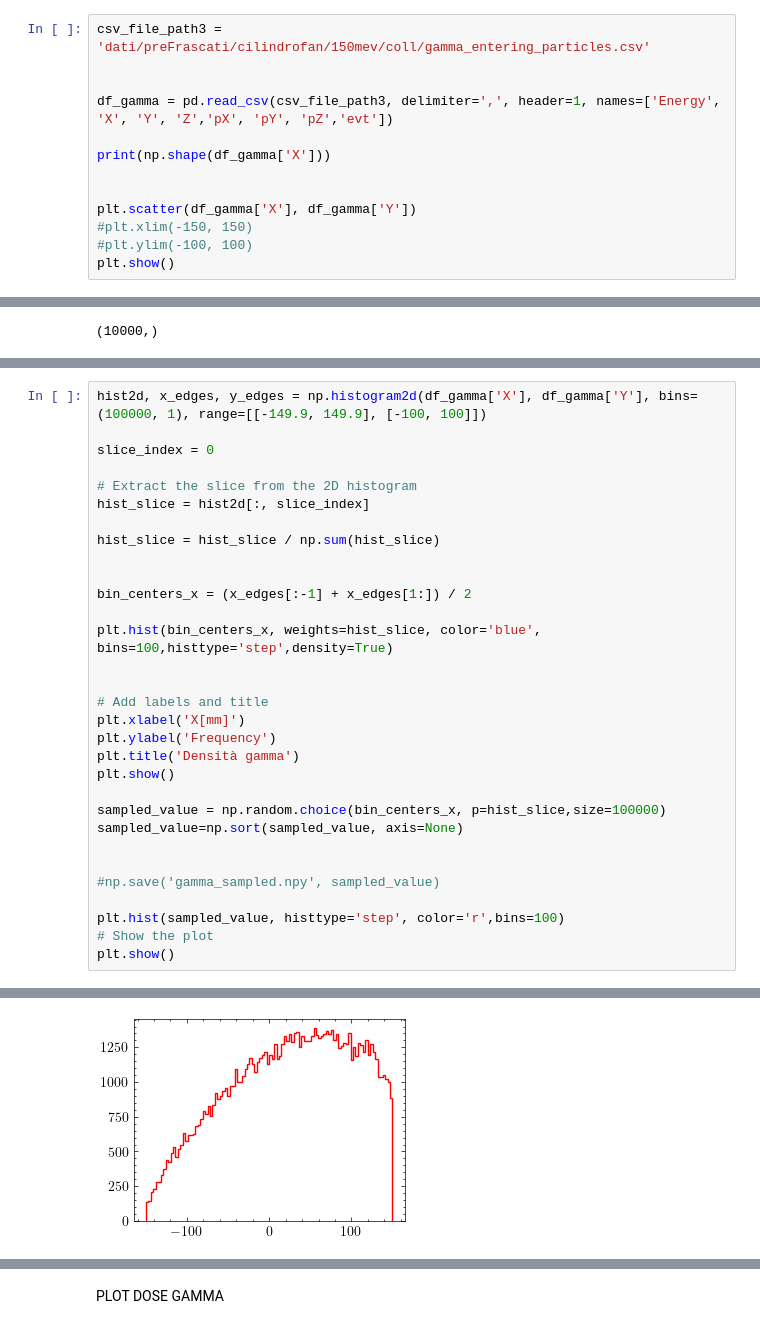
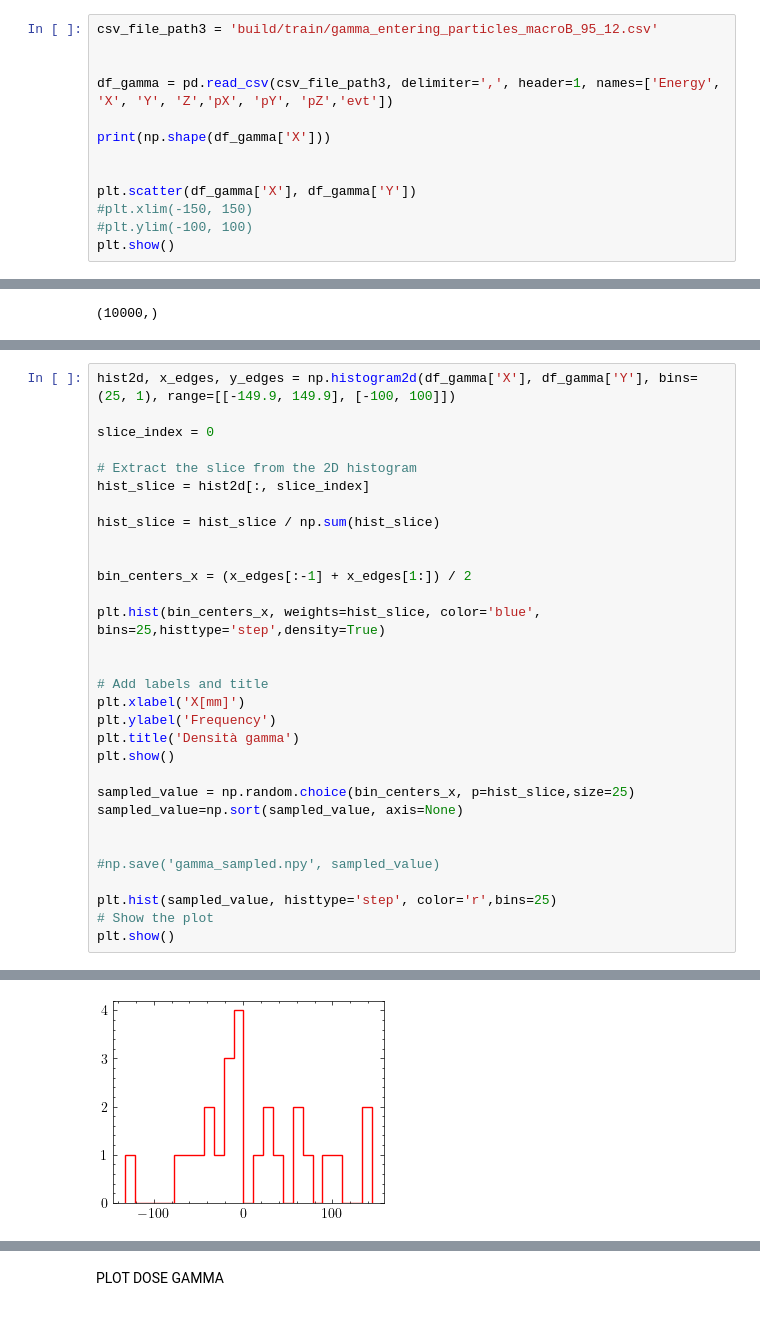
Before and after one commit to francescouni0/Online-Monitoring, a Jupyter notebook: Brem.ipynb, the cells around one changed output, grey strips where cells are left out. Saved outputs shown, nothing was run; the diff lists cells and outputs as text.

```diff
--- a/Brem.ipynb
+++ b/Brem.ipynb
@@ -73,7 +73,7 @@ plt.show()
 # %% [markdown]
 Demonstration
 # %%
-csv_file_path3 = 'dati/preFrascati/cilindrofan/150mev/coll/gamma_entering_particles.csv'
+csv_file_path3 = 'build/train/gamma_entering_particles_macroB_95_12.csv'
 
 
 df_gamma = pd.read_csv(csv_file_path3, delimiter=',', header=1, names=['Energy', 'X', 'Y', 'Z','pX', 'pY', 'pZ','evt'])
@@ -139,5 +139,5 @@ plt.show()
 # %%
-hist2d, x_edges, y_edges = np.histogram2d(df_gamma['X'], df_gamma['Y'], bins=(100000, 1), range=[[-149.9, 149.9], [-100, 100]])
+hist2d, x_edges, y_edges = np.histogram2d(df_gamma['X'], df_gamma['Y'], bins=(25, 1), range=[[-149.9, 149.9], [-100, 100]])
 
 slice_index = 0
 
@@ -149,7 +149,7 @@ hist_slice = hist_slice / np.sum(hist_slice)
 
 bin_centers_x = (x_edges[:-1] + x_edges[1:]) / 2
 
-plt.hist(bin_centers_x, weights=hist_slice, color='blue', bins=100,histtype='step',density=True)
+plt.hist(bin_centers_x, weights=hist_slice, color='blue', bins=25,histtype='step',density=True)
 
 
 # Add labels and title
@@ -158,13 +158,13 @@ plt.ylabel('Frequency')
 plt.title('Densità gamma')
 plt.show()
 
-sampled_value = np.random.choice(bin_centers_x, p=hist_slice,size=100000)
+sampled_value = np.random.choice(bin_centers_x, p=hist_slice,size=25)
 sampled_value=np.sort(sampled_value, axis=None)
 
 
 #np.save('gamma_sampled.npy', sampled_value)
 
-plt.hist(sampled_value, histtype='step', color='r',bins=100)
+plt.hist(sampled_value, histtype='step', color='r',bins=25)
 # Show the plot
 plt.show()
 # %% [output]
@@ -172,3 +172,3 @@ plt.show()
-[figure, old version]
+[figure, new version]
 # %%
 
```
Also changed, not shown: parts of 9 cells of this notebook, 2 other files.
